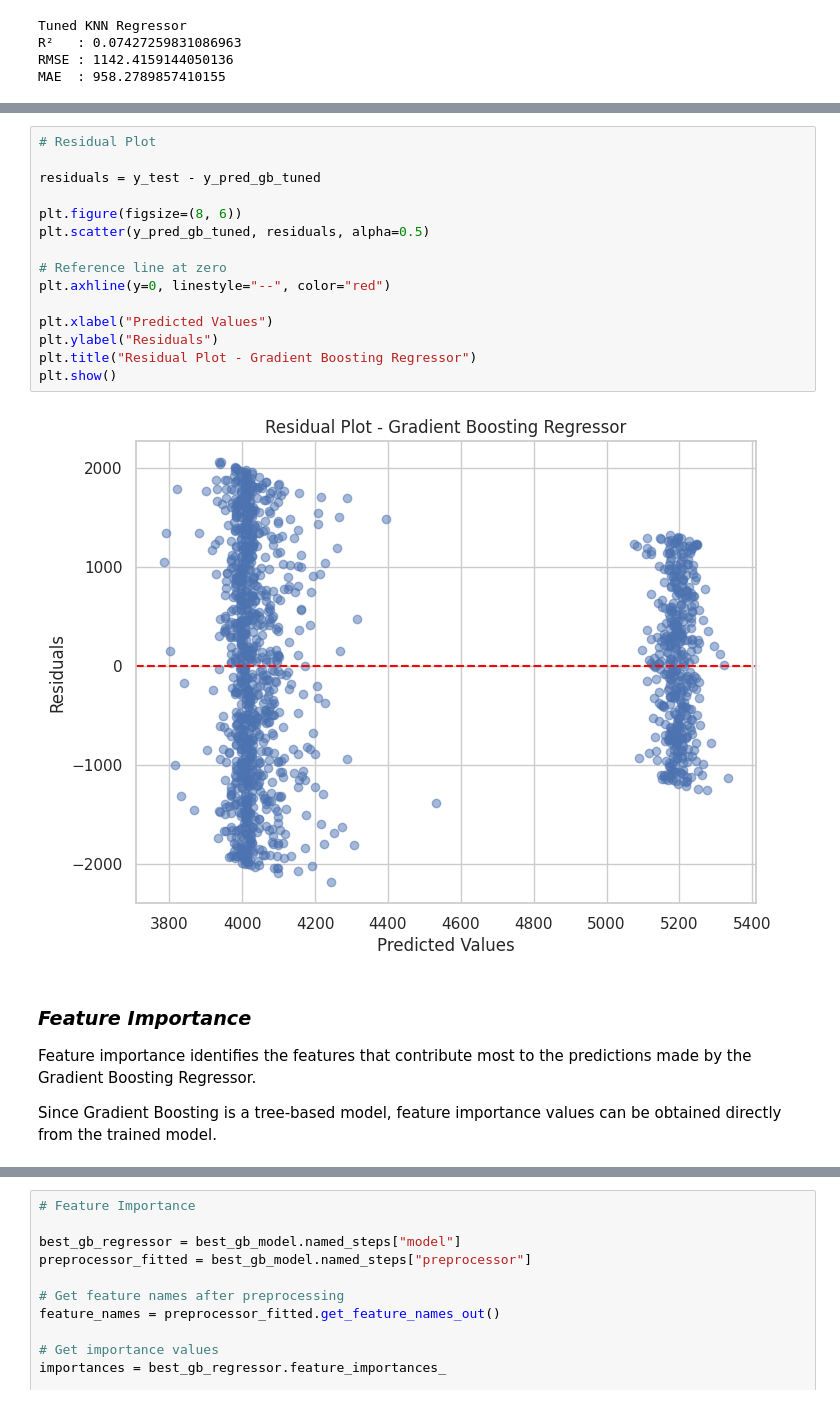
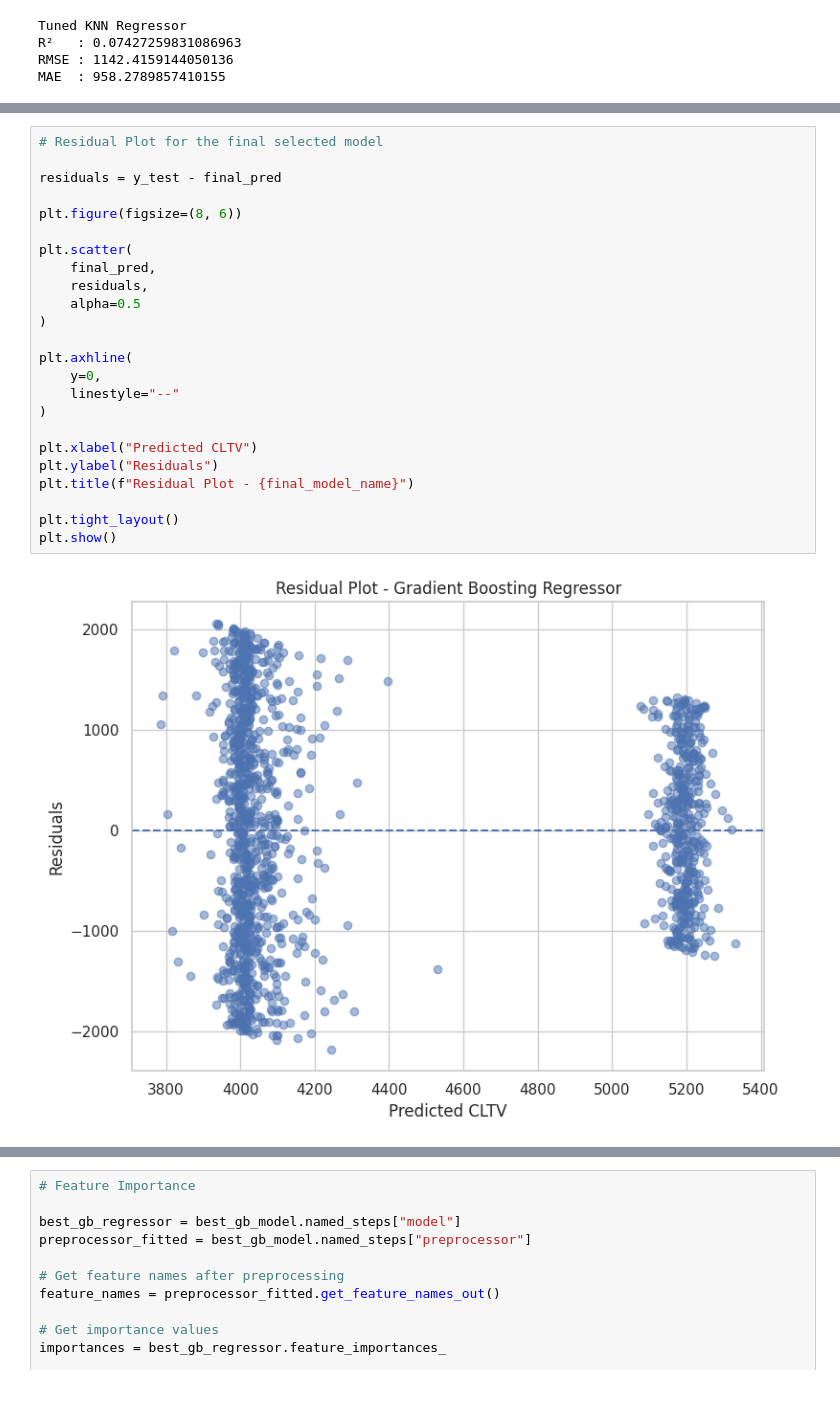
Before and after one commit to manaswiniyoshitha2006-netizen/ML-Evaluation, a Jupyter notebook: notebooks/regression.ipynb, the cells around one changed output, grey strips where cells are left out. Cells and saved outputs as stored; diff of their text form.

```diff
--- a/notebooks/regression.ipynb
+++ b/notebooks/regression.ipynb
@@ -2951,25 +3095,26 @@ zero without a clear pattern.
 # %%
-# Residual Plot
+# Residual Plot for the final selected model
 
-residuals = y_test - y_pred_gb_tuned
+residuals = y_test - final_pred
 
 plt.figure(figsize=(8, 6))
-plt.scatter(y_pred_gb_tuned, residuals, alpha=0.5)
 
-# Reference line at zero
-plt.axhline(y=0, linestyle="--", color="red")
+plt.scatter(
+    final_pred,
+    residuals,
+    alpha=0.5
+)
 
-plt.xlabel("Predicted Values")
+plt.axhline(
+    y=0,
+    linestyle="--"
+)
+
+plt.xlabel("Predicted CLTV")
 plt.ylabel("Residuals")
-plt.title("Residual Plot - Gradient Boosting Regressor")
+plt.title(f"Residual Plot - {final_model_name}")
+
+plt.tight_layout()
 plt.show()
 # %% [output]
-[figure, old version]
+[figure, new version]
-# %% [markdown]
-### *Feature Importance*
-
-Feature importance identifies the features that contribute most to the
-predictions made by the Gradient Boosting Regressor.
-
-Since Gradient Boosting is a tree-based model, feature importance values
-can be obtained directly from the trained model.
```
Also changed, not shown: parts of 19 cells of this notebook.
